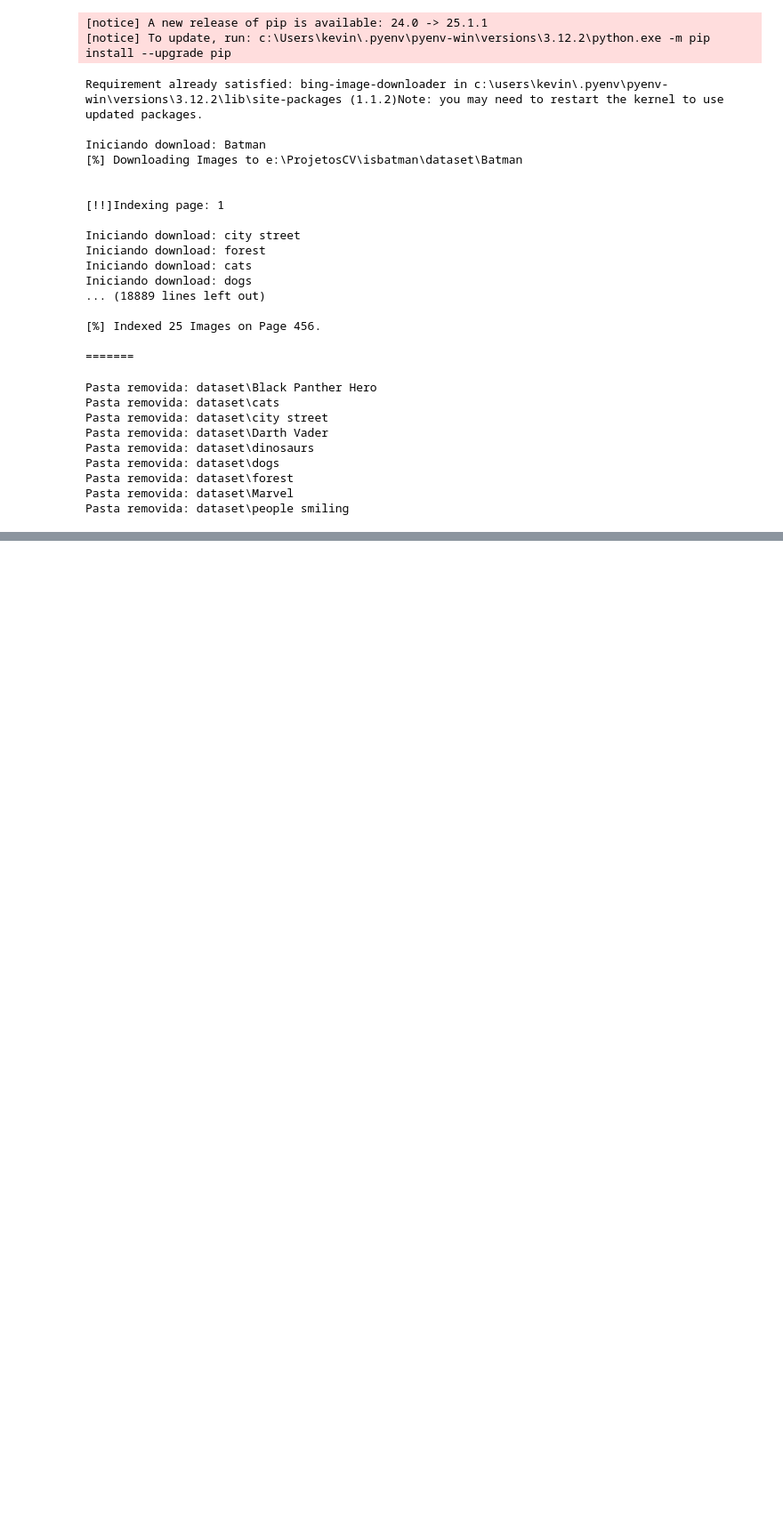
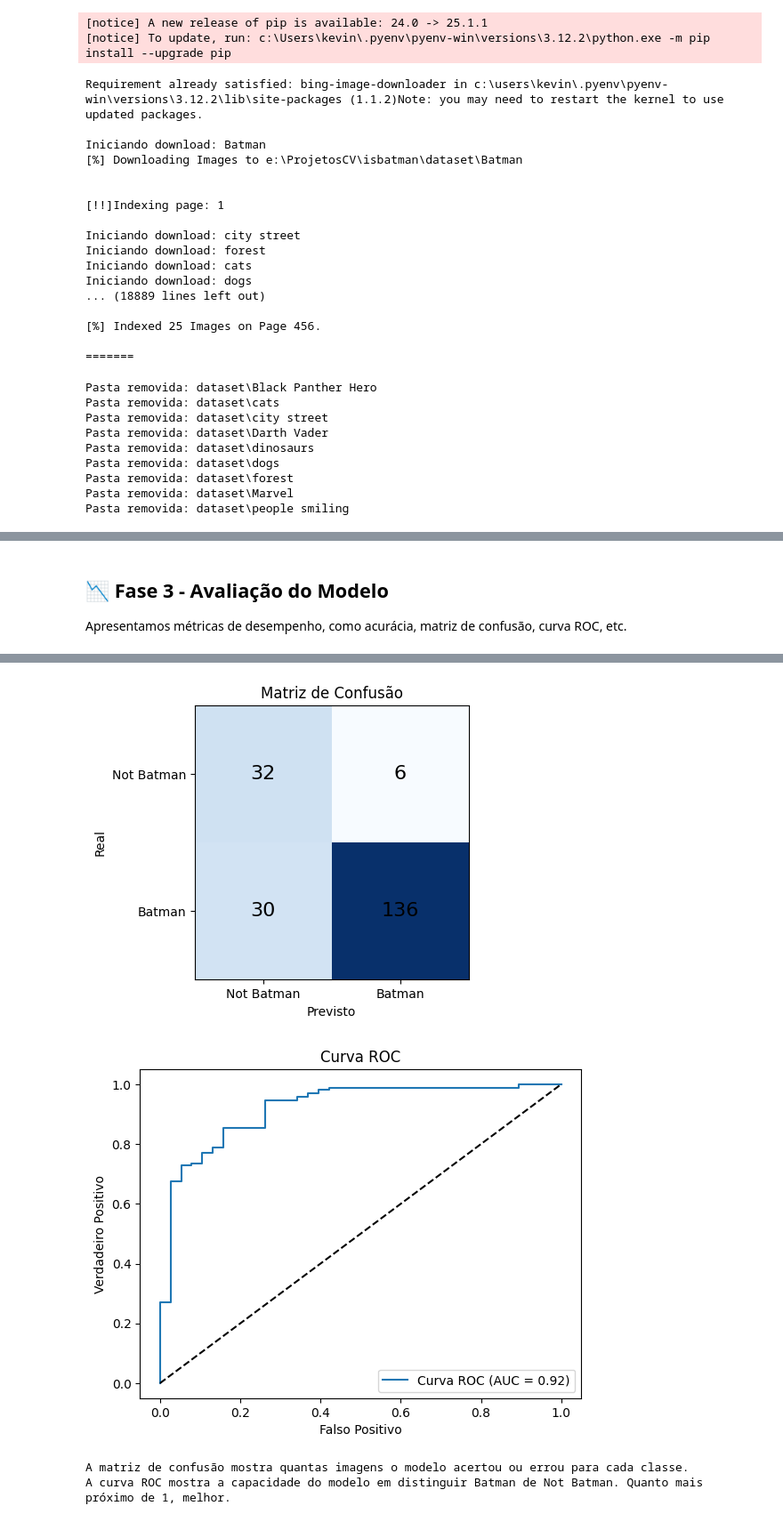
Before and after one commit to KevinL284/isbatman, a Jupyter notebook: isbatman.ipynb, the cells around one changed output, grey strips where cells are left out. Shown at 89% size. Cells and saved outputs as stored; diff of their text form; code cells hidden in the pictures; blank space fills up the shorter version.

```diff
--- a/isbatman.ipynb
+++ b/isbatman.ipynb
@@ -318,0 +438,66 @@ Epoch 50/50
+# %% [markdown]
+## 📉 Fase 3 - Avaliação do Modelo
+Apresentamos métricas de desempenho, como acurácia, matriz de confusão, curva ROC, etc.
+# %%
+%pip install scikit-learn
+
+from sklearn.metrics import confusion_matrix, classification_report, roc_curve, auc
+import numpy as np
+
+# Avaliação do modelo model_batman: acurácia, matriz de confusão e curva ROC
+
+import matplotlib.pyplot as plt
+
+# Gera previsões no conjunto de validação
+y_true = []
+y_pred = []
+y_prob = []
+
+for images, labels in val_ds:
+    probs = model_batman.predict(images).flatten()
+    preds = (probs > 0.5).astype(int)
+    y_true.extend(labels.numpy().astype(int))
+    y_pred.extend(preds)
+    y_prob.extend(probs)
+
+y_true = np.array(y_true)
+y_pred = np.array(y_pred)
+y_prob = np.array(y_prob)
+
+# Acurácia
+accuracy = np.mean(y_true == y_pred)
+print(f"Acurácia do modelo: {accuracy*100:.2f}%")
+
+# Relatório de classificação
+print("\nRelatório detalhado:")
+print(classification_report(y_true, y_pred, target_names=["Not Batman", "Batman"]))
+
+# Matriz de confusão
+cm = confusion_matrix(y_true, y_pred)
+plt.figure(figsize=(4,4))
+plt.imshow(cm, cmap='Blues')
+plt.title("Matriz de Confusão")
+plt.xlabel("Previsto")
+plt.ylabel("Real")
+plt.xticks([0,1], ["Not Batman", "Batman"])
+plt.yticks([0,1], ["Not Batman", "Batman"])
+for i in range(2):
+    for j in range(2):
+        plt.text(j, i, cm[i, j], ha='center', va='center', color='black', fontsize=16)
+plt.show()
+
+# Curva ROC
+fpr, tpr, thresholds = roc_curve(y_true, y_prob)
+roc_auc = auc(fpr, tpr)
+plt.figure()
+plt.plot(fpr, tpr, label=f'Curva ROC (AUC = {roc_auc:.2f})')
+plt.plot([0,1], [0,1], 'k--')
+plt.xlabel('Falso Positivo')
+plt.ylabel('Verdadeiro Positivo')
+plt.title('Curva ROC')
+plt.legend(loc='lower right')
+plt.show()
+
+print("A matriz de confusão mostra quantas imagens o modelo acertou ou errou para cada classe.")
+print("A curva ROC mostra a capacidade do modelo em distinguir Batman de Not Batman. Quanto mais próximo de 1, melhor.")
+# %% [output]
@@ -318,0 +521,4 @@ Epoch 50/50
+[figure, added]
+[figure, added]
+A matriz de confusão mostra quantas imagens o modelo acertou ou errou para cada classe.
+A curva ROC mostra a capacidade do modelo em distinguir Batman de Not Batman. Quanto mais próximo de 1, melhor.
```
Also changed, not shown: parts of 12 cells of this notebook.
